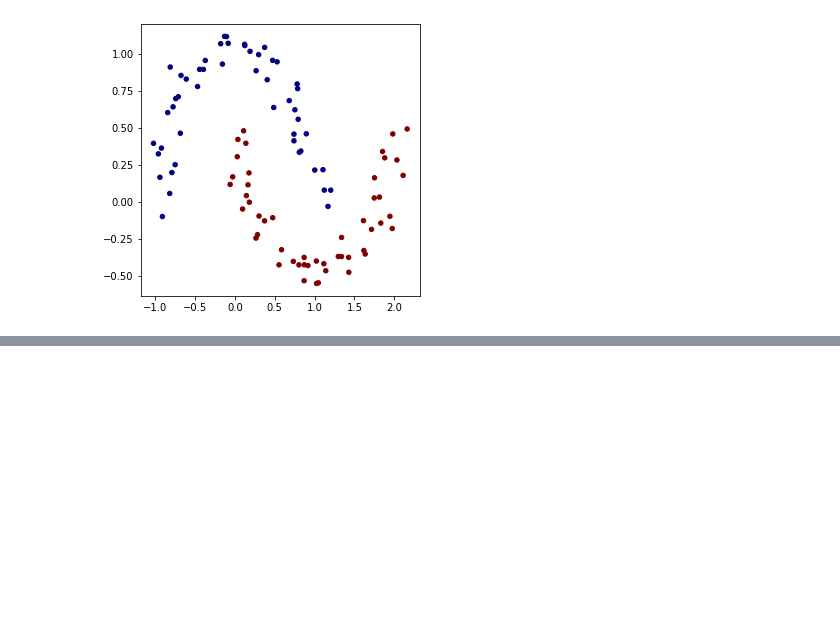
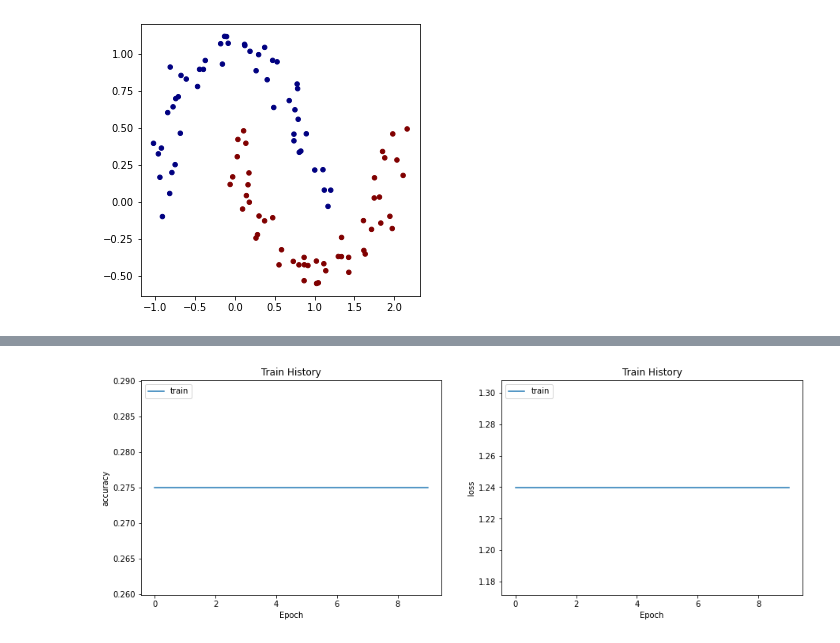
Before and after one commit to pgmesa/synapgrad, a Jupyter notebook: basic_mlp_example.ipynb, the cells around one changed output, grey strips where cells are left out. Saved outputs shown, nothing was run; the diff lists cells and outputs as text; code cells hidden in the pictures; blank space fills up the shorter version.

Commit message:
first training attempt, weights and biases are not updating

```diff
--- a/basic_mlp_example.ipynb
+++ b/basic_mlp_example.ipynb
@@ -104,0 +60,6 @@ for k in range(100):
+# %%
+train, test, _ = split_dataset(X, y, test_split=0.2, shuffle=True)
+print("Train samples:", len(train), "| Test samples:", len(test))
+train_loader = DataLoader(train[0], train[1], 4)
+test_loader = DataLoader(test[0], test[1], len(test[0])) # 1 batch of all test samples
+print("Train batches:", len(train_loader), "| Test batches:", len(test_loader))
@@ -104,0 +69,6 @@ for k in range(100):
+# %%
+loss_fn = MSELoss()
+optimizer = GD(model.parameters(), lr=0.01)
+
+trainer = Trainer(model)
+history = trainer.fit(train_loader, 10, loss_fn, optimizer, show_pbar=False)
@@ -105,3 +95,7 @@ for k in range(100):
+# %%
+trainer.plot(['accuracy', 'loss'])
+# %% [output]
+[figure, added]
 # %%
 # visualize decision boundary
 
```
Also changed, not shown: parts of 9 cells of this notebook, 9 other files.
